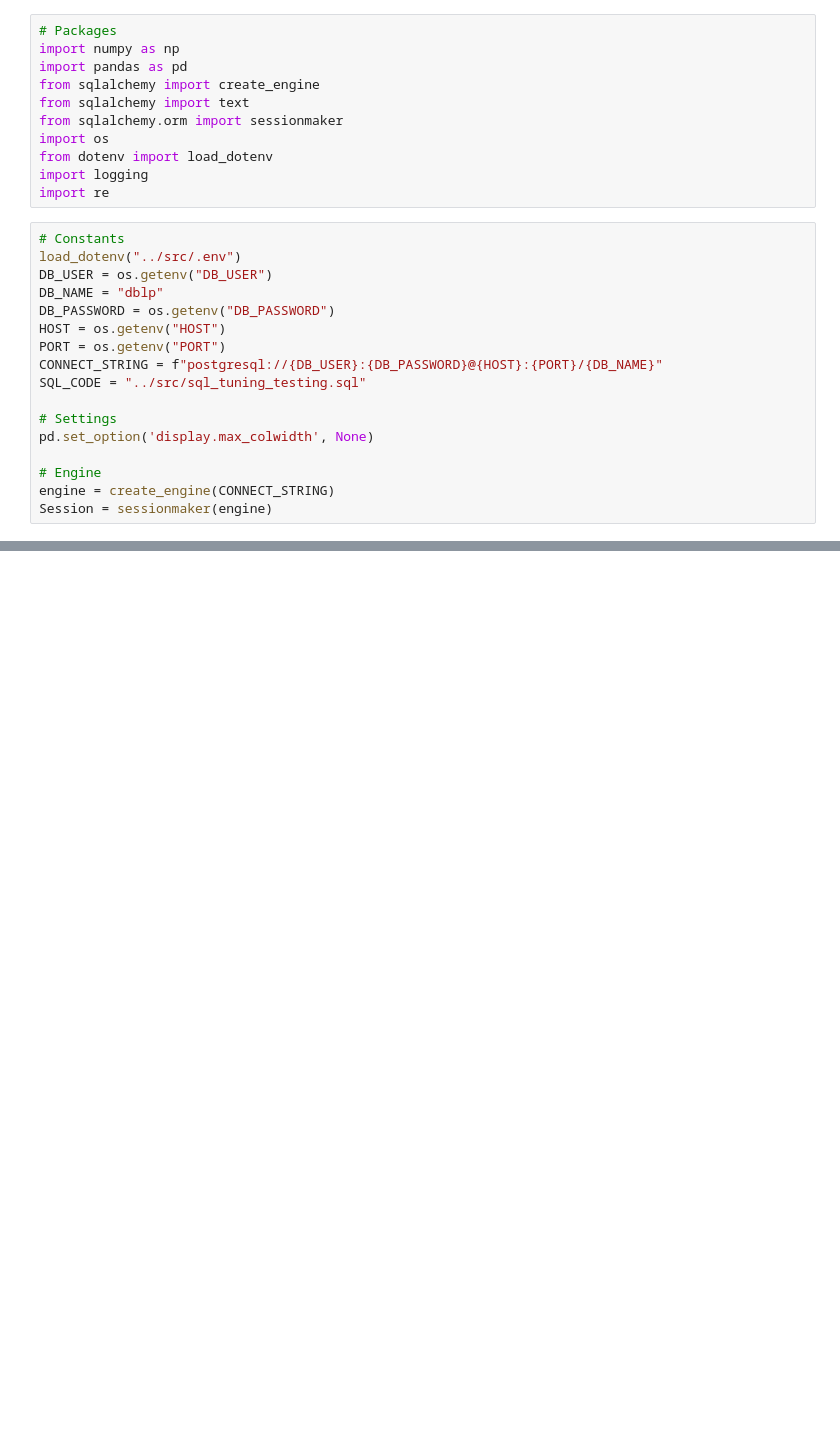
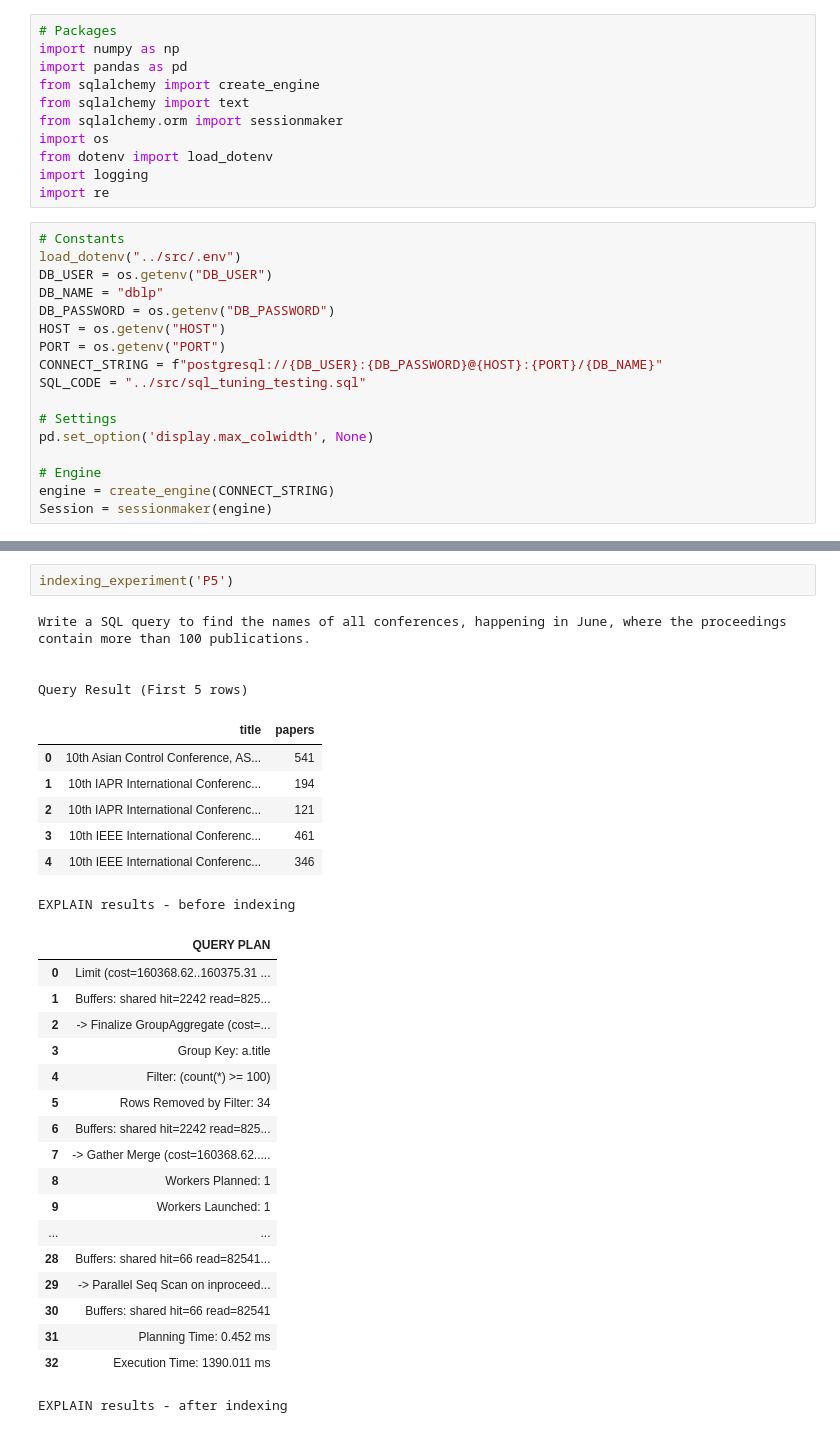
Before and after one commit to andrewcockerill/springboard_06_sql_tuning, a Jupyter notebook: notebooks/tuning_exploration.ipynb, the cells around one changed output, grey strips where cells are left out. Saved outputs shown, nothing was run; the diff lists cells and outputs as text; blank space fills up the shorter version.

```diff
--- a/notebooks/tuning_exploration.ipynb
+++ b/notebooks/tuning_exploration.ipynb
@@ -115,0 +285,32 @@ EXPLAIN results
+# %%
+indexing_experiment('P5')
+# %% [output]
+Write a SQL query to find the names of all conferences, happening in June, where the proceedings contain more than 100 publications.
+
+
+Query Result (First 5 rows)
+|  | title | papers |
+| 0 | 10th Asian Control Conference, AS... | 541 |
+| 1 | 10th IAPR International Conferenc... | 194 |
+| 2 | 10th IAPR International Conferenc... | 121 |
+| 3 | 10th IEEE International Conferenc... | 461 |
+| 4 | 10th IEEE International Conferenc... | 346 |
+EXPLAIN results - before indexing
+|  | QUERY PLAN |
+| 0 | Limit (cost=160368.62..160375.31 ... |
+| 1 | Buffers: shared hit=2242 read=825... |
+| 2 | -> Finalize GroupAggregate (cost=... |
+| 3 | Group Key: a.title |
+| 4 | Filter: (count(*) >= 100) |
+| 5 | Rows Removed by Filter: 34 |
+| 6 | Buffers: shared hit=2242 read=825... |
+| 7 | -> Gather Merge (cost=160368.62..... |
+| 8 | Workers Planned: 1 |
+| 9 | Workers Launched: 1 |
+| ... | ... |
+| 28 | Buffers: shared hit=66 read=82541... |
+| 29 | -> Parallel Seq Scan on inproceed... |
+| 30 | Buffers: shared hit=66 read=82541 |
+| 31 | Planning Time: 0.452 ms |
+| 32 | Execution Time: 1390.011 ms |
+EXPLAIN results - after indexing
```
Also changed, not shown: parts of 17 cells of this notebook, 3 other files.
